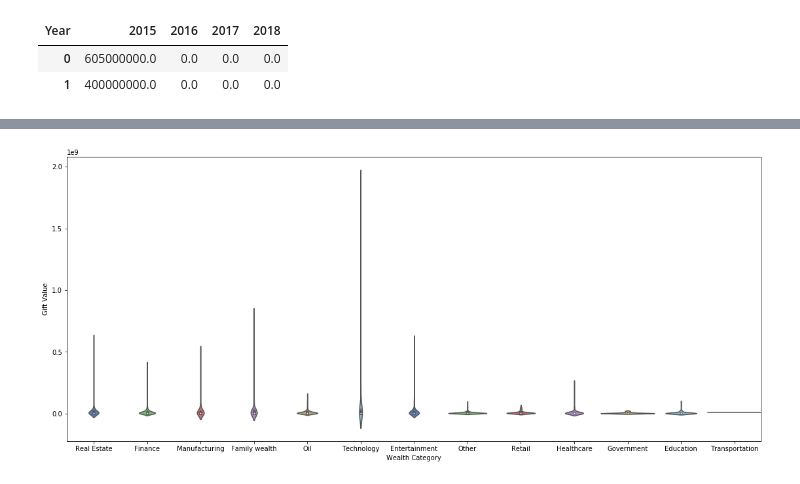
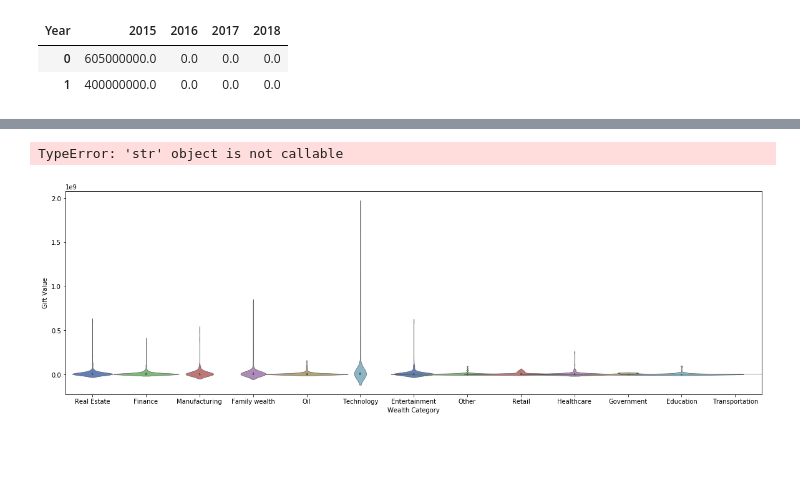
Before and after one commit to kjwunderlich/project-one---sphinx, a Jupyter notebook: Philanthropy_Data_Analysis.ipynb, the cells around one changed output, grey strips where cells are left out. Saved outputs shown, nothing was run; the diff lists cells and outputs as text; code cells hidden in the pictures; blank space fills up the shorter version.

```diff
--- a/Philanthropy_Data_Analysis.ipynb
+++ b/Philanthropy_Data_Analysis.ipynb
@@ -151,11 +171,16 @@ dfinal = dfinal.dropna(how='any')
 # dfinal.head(2)
 # %%
 #Violin Plot to show correlation with wealth category and value of donations
-fig,ax=plt.subplots(figsize=(19,8))
+fig,ax=plt.subplots(figsize=(20,6))
 
-ax2= sns.violinplot(x='Wealth Category', y='Gift Value', data=dfinal, scale_hue=True, gridsize=80,
-               saturation=0.75, color='purple', palette="muted", width=1, ax=ax )
+ax2 = sns.violinplot(x='Wealth Category', y='Gift Value', data=dfinal, scale_hue=True, gridsize=100,
+               saturation=0.6, palette="muted", linewidth=.6, width=4, ax=ax, aspect=1)
+
+plt.title("Violin Chart of Donations by Wealth Category 2015 to 2018")
+plt.xlabel("Gift Value in Billions")
 
 plt.savefig("Violin Chart of Donations.png")
+plt.show()
 # %% [output]
+TypeError: 'str' object is not callable
-[figure, old version]
+[figure, new version]
```
Also changed, not shown: parts of 12 cells of this notebook.
